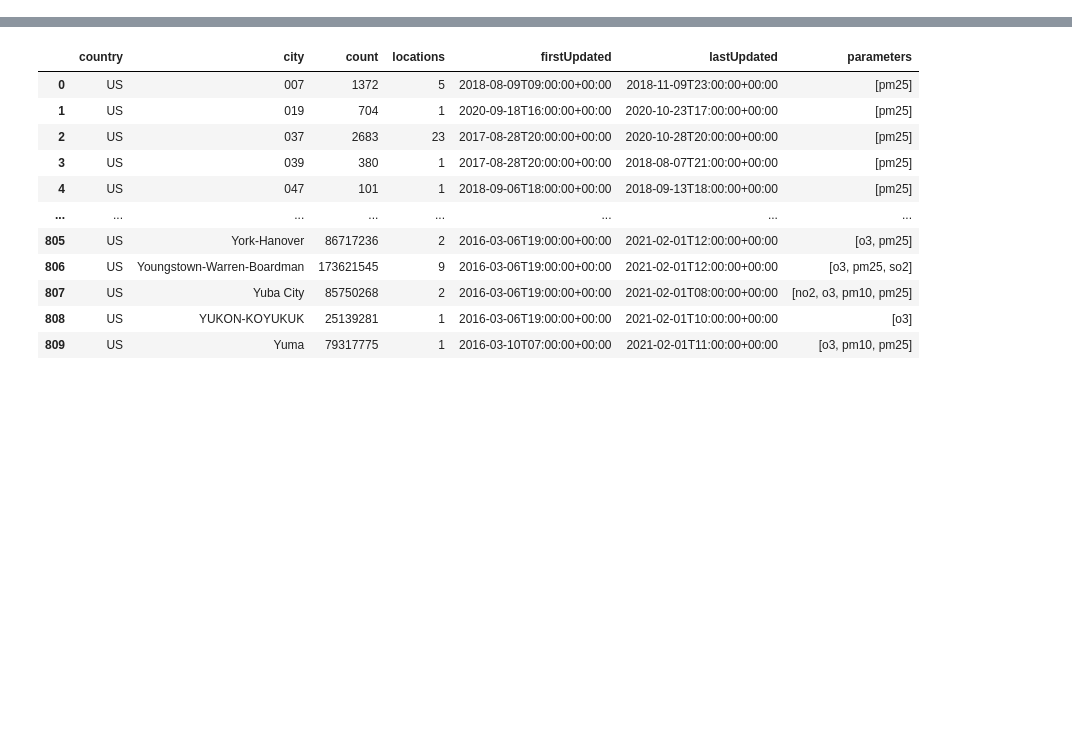
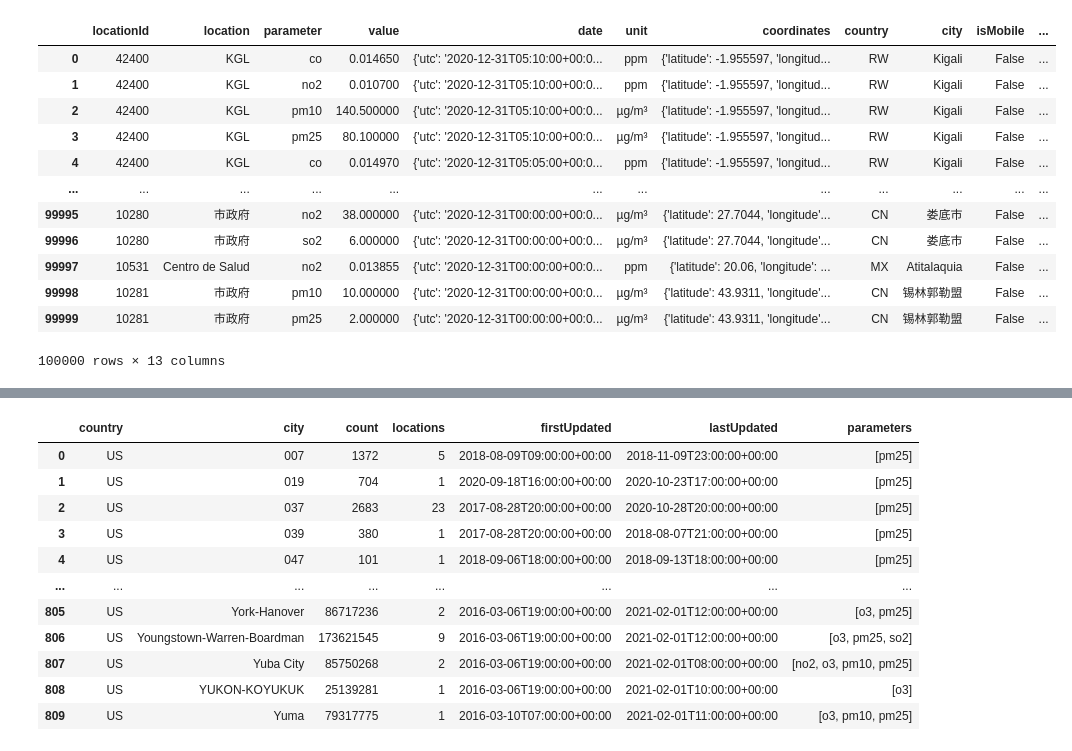
Before and after one commit to khartmann5/Project_01, a Jupyter notebook: api-capture.ipynb, the cells around one changed output, grey strips where cells are left out. Drawn from its saved outputs; the diff is of its cells as text; code cells hidden in the pictures; blank space fills up the shorter version.

Commit message:
showing recent pull of measurements but lacking significant data

```diff
--- a/api-capture.ipynb
+++ b/api-capture.ipynb
@@ -8,3 +7,24 @@ import datetime
 import pandas as pd
 from scipy.stats import linregress
 from matplotlib import pyplot as plt
+# %%
+response = requests.get("https://u50g7n0cbj.execute-api.us-east-1.amazonaws.com/v2/measurements?date_from=2019-01-01T00%3A00%3A00%2B00%3A00&date_to=2020-12-31T05%3A12%3A00%2B00%3A00&limit=100000&page=1&offset=0&sort=desc&radius=1000&order_by=datetime&entity=government")
+measurement_data = response.json()
+
+# Convert to DataFrame
+measurements_df = pd.DataFrame(measurement_data["results"])
+measurements_df
+# %% [output]
+|  | locationId | location | parameter | value | date | unit | coordinates | country | city | isMobile | ... |
+| 0 | 42400 | KGL | co | 0.014650 | {'utc': '2020-12-31T05:10:00+00:0... | ppm | {'latitude': -1.955597, 'longitud... | RW | Kigali | False | ... |
+| 1 | 42400 | KGL | no2 | 0.010700 | {'utc': '2020-12-31T05:10:00+00:0... | ppm | {'latitude': -1.955597, 'longitud... | RW | Kigali | False | ... |
+| 2 | 42400 | KGL | pm10 | 140.500000 | {'utc': '2020-12-31T05:10:00+00:0... | µg/m³ | {'latitude': -1.955597, 'longitud... | RW | Kigali | False | ... |
+| 3 | 42400 | KGL | pm25 | 80.100000 | {'utc': '2020-12-31T05:10:00+00:0... | µg/m³ | {'latitude': -1.955597, 'longitud... | RW | Kigali | False | ... |
+| 4 | 42400 | KGL | co | 0.014970 | {'utc': '2020-12-31T05:05:00+00:0... | ppm | {'latitude': -1.955597, 'longitud... | RW | Kigali | False | ... |
+| ... | ... | ... | ... | ... | ... | ... | ... | ... | ... | ... | ... |
+| 99995 | 10280 | 市政府 | no2 | 38.000000 | {'utc': '2020-12-31T00:00:00+00:0... | µg/m³ | {'latitude': 27.7044, 'longitude'... | CN | 娄底市 | False | ... |
+| 99996 | 10280 | 市政府 | so2 | 6.000000 | {'utc': '2020-12-31T00:00:00+00:0... | µg/m³ | {'latitude': 27.7044, 'longitude'... | CN | 娄底市 | False | ... |
+| 99997 | 10531 | Centro de Salud | no2 | 0.013855 | {'utc': '2020-12-31T00:00:00+00:0... | ppm | {'latitude': 20.06, 'longitude': ... | MX | Atitalaquia | False | ... |
+| 99998 | 10281 | 市政府 | pm10 | 10.000000 | {'utc': '2020-12-31T00:00:00+00:0... | µg/m³ | {'latitude': 43.9311, 'longitude'... | CN | 锡林郭勒盟 | False | ... |
+| 99999 | 10281 | 市政府 | pm25 | 2.000000 | {'utc': '2020-12-31T00:00:00+00:0... | µg/m³ | {'latitude': 43.9311, 'longitude'... | CN | 锡林郭勒盟 | False | ... |
+100000 rows × 13 columns
```
Also changed, not shown: parts of 5 cells of this notebook.
